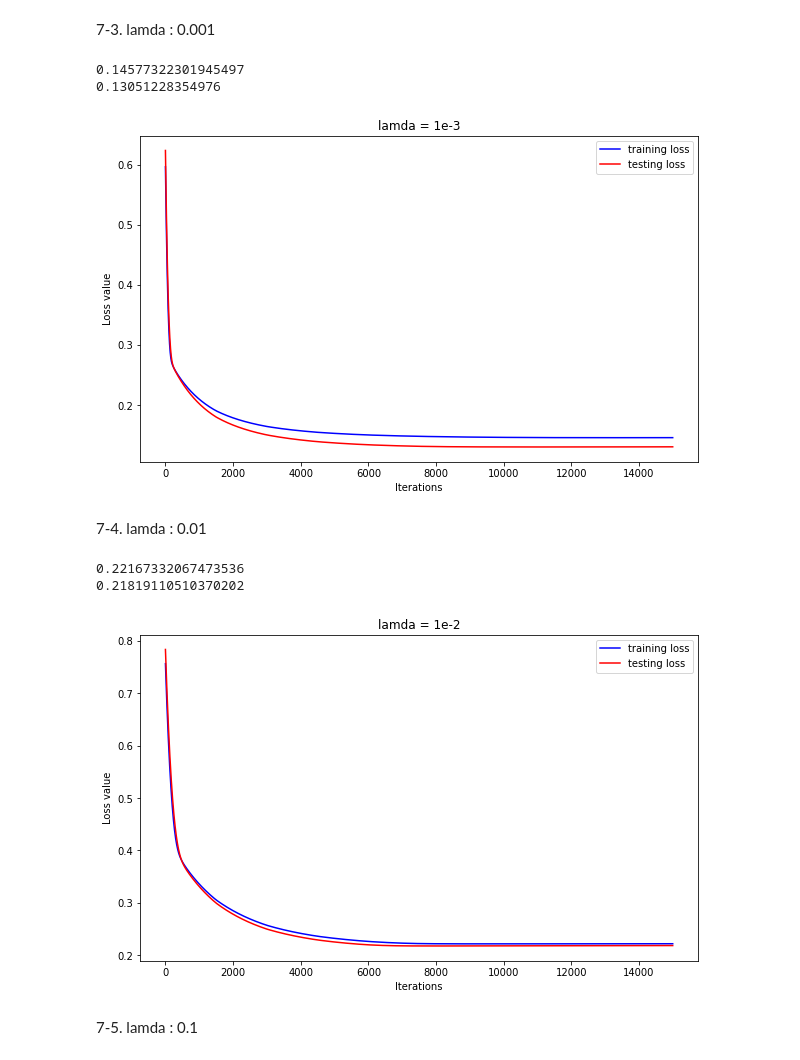
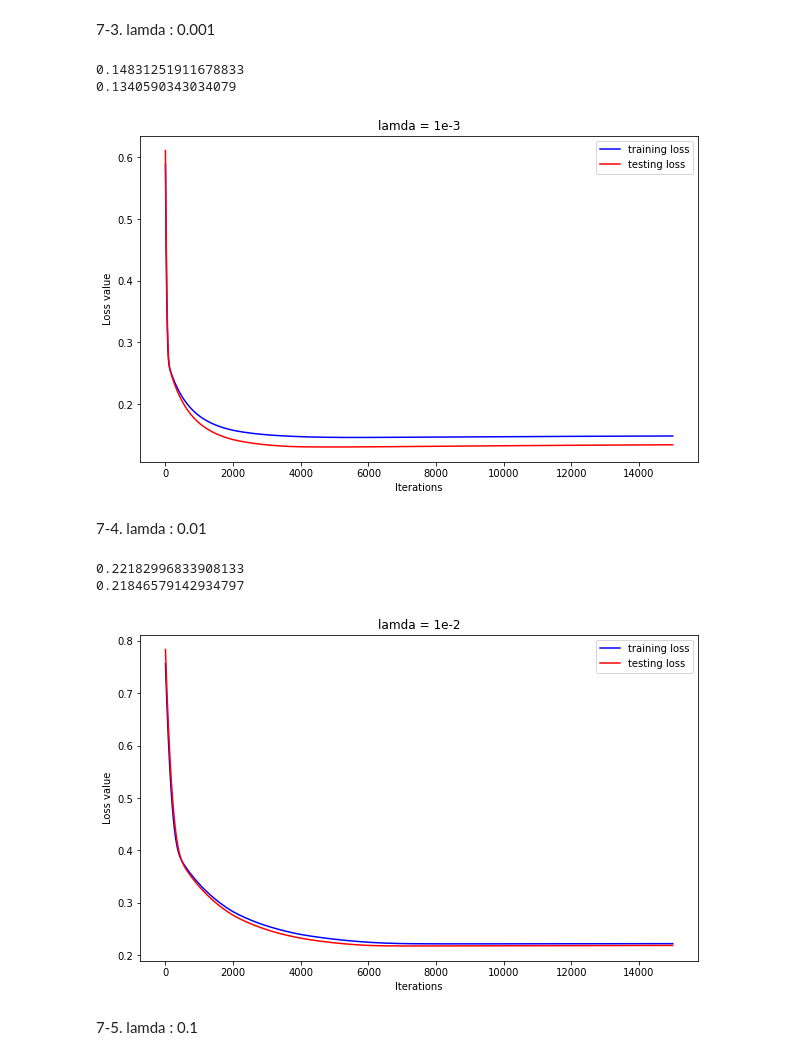
Before and after one commit to wkdthf21/Machine-Learning-Assignment, a Jupyter notebook: 06/assignment #6.ipynb, the cells around one changed output. Cells and saved outputs as stored; diff of their text form; code cells hidden in the pictures.

```diff
--- a/06/assignment #6.ipynb
+++ b/06/assignment #6.ipynb
@@ -188,7 +188,7 @@ def grad_desc(xy_train, y , w_init, tau, lamda, max_iter):
     w = w_init # initialization
 
     for i in range(max_iter): # loop over the iterations
-        if i % 1500 == 0 :
+        if i % 2000 == 0 :
             tau = tau * 0.9
         y_pred = f_pred(xy_train, w)# linear predicition function
         grad_f = grad_loss(y_pred, y, xy_train, lamda, w)# gradient of the loss
@@ -267,29 +267,29 @@ plt.show()
 # %% [markdown]
 7-3. lamda : 0.001
 # %%
-learning_rate = 5e-2
+learning_rate = 9e-2
 max_iter = 15000
 
 # run gradient descent algorithm
 w_train_2, L_iters_train_2 = grad_desc(xy_train, y_train, w_init, learning_rate, lamdas[2], max_iter)
 w_test_2, L_iters_test_2 = grad_desc(xy_test, y_test, w_init, learning_rate, lamdas[2], max_iter)
 
 print(L_iters_train_2[max_iter-1])
 print(L_iters_test_2[max_iter-1])
 
 # plot
 plt.figure(3, figsize=(10,6))
 plt.plot(np.array(range(max_iter)), L_iters_train_2, c = 'blue', label = 'training loss')
 plt.plot(np.array(range(max_iter)), L_iters_test_2, c = 'red', label = 'testing loss')
 plt.title('lamda = 1e-3')
 plt.legend(loc = 'upper right')
 plt.xlabel('Iterations')
 plt.ylabel('Loss value')
 plt.show()
 # %% [output]
-0.14577322301945497
-0.13051228354976
+0.14831251911678833
+0.1340590343034079
-[figure, old version]
+[figure, new version]
 # %% [markdown]
 7-4. lamda : 0.01
 # %%
@@ -313,8 +313,8 @@ plt.xlabel('Iterations')
 plt.ylabel('Loss value')
 plt.show()
 # %% [output]
-0.22167332067473536
-0.21819110510370202
+0.22182996833908133
+0.21846579142934797
 [figure]
 # %% [markdown]
 7-5. lamda : 0.1
```
Also changed, not shown: parts of 9 cells of this notebook.
